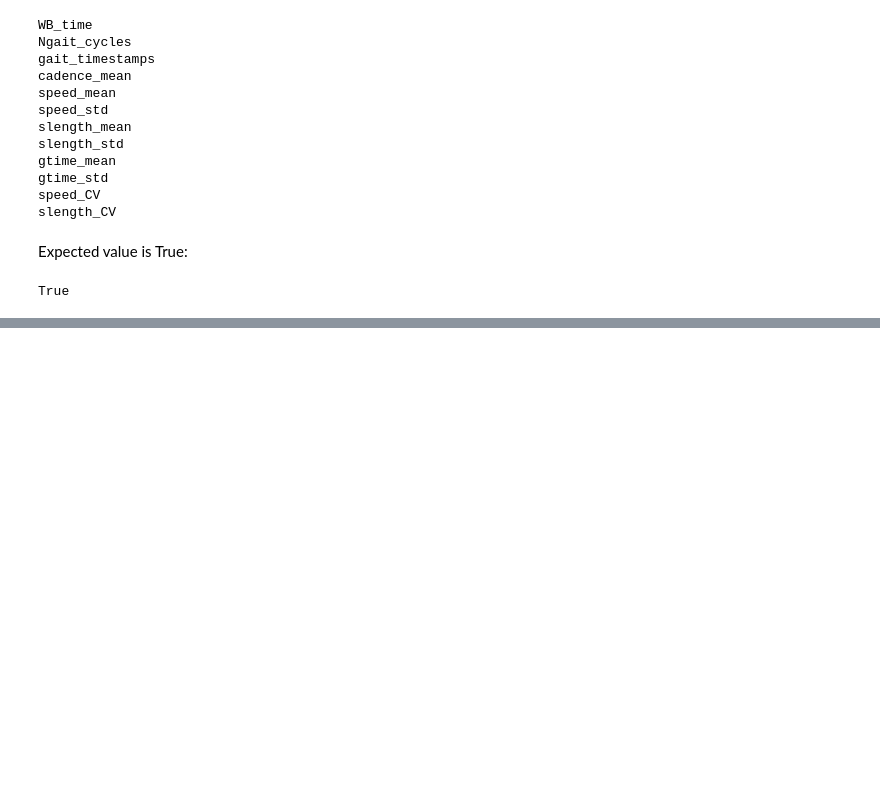
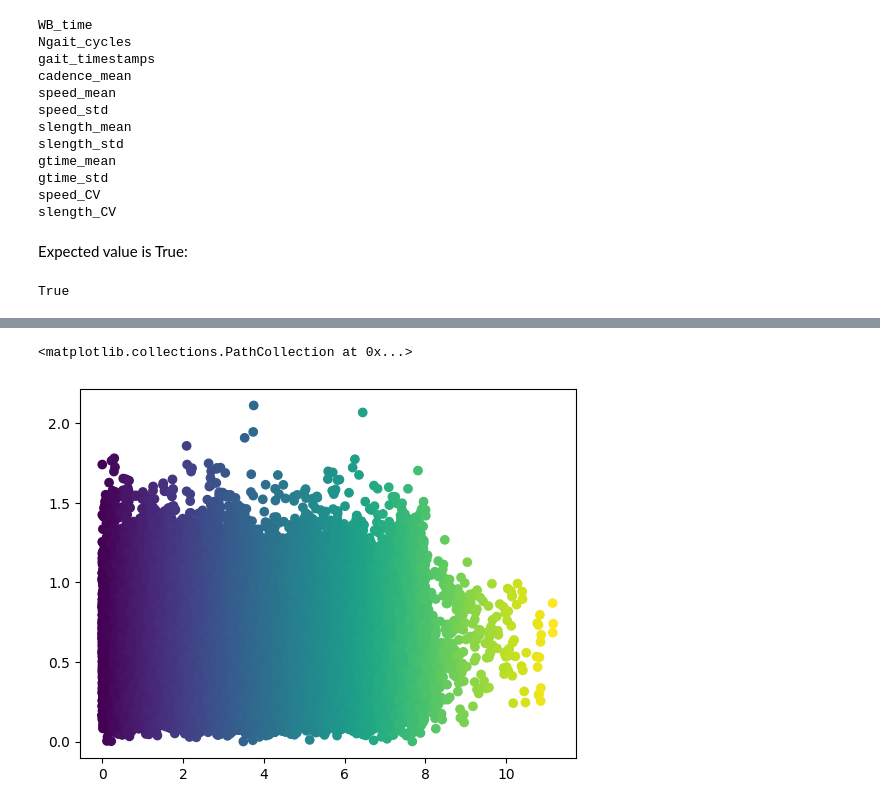
Before and after one commit to HieronymusEsteban/neuro_rehap_project, a Jupyter notebook: Jupyter/Test_Load_Transform.ipynb, the cells around one changed output, grey strips where cells are left out. Saved outputs shown, nothing was run; the diff lists cells and outputs as text; code cells hidden in the pictures; blank space fills up the shorter version.

```diff
--- a/Jupyter/Test_Load_Transform.ipynb
+++ b/Jupyter/Test_Load_Transform.ipynb
@@ -285,0 +350,5 @@ True
+# %%
+plt.scatter(x='time_stamps_hours', y='speed_mean', c= 'time_stamps_hours', data=data_wide)
+# %% [output]
+<matplotlib.collections.PathCollection at 0x...>
+[figure, added]
```
Also changed, not shown: parts of 45 cells of this notebook, 4 other files.
